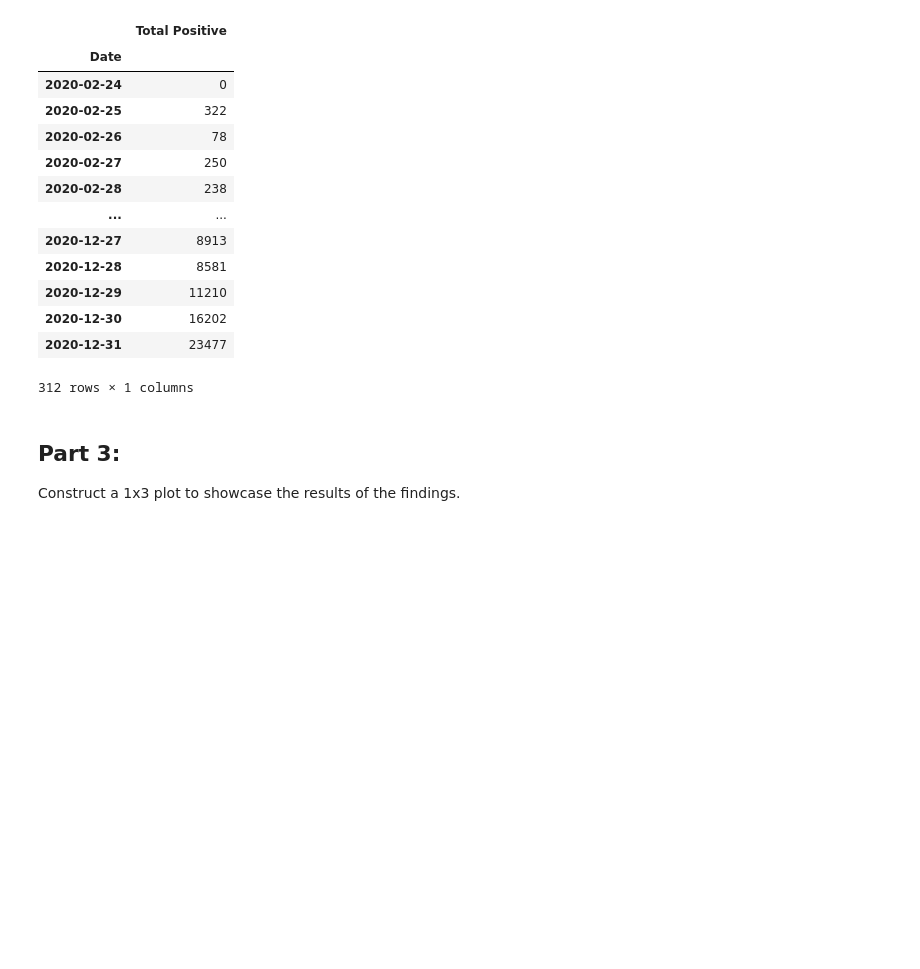
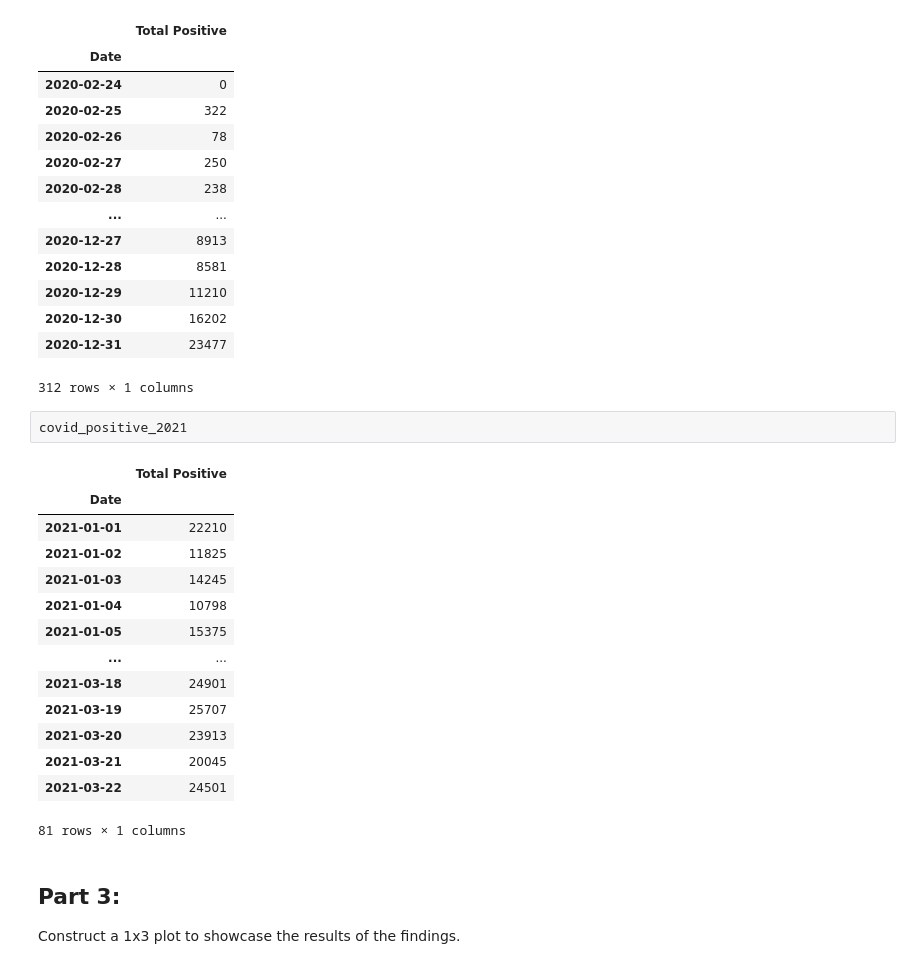
Before and after one commit to akmalsoliev/Italy-covid-visualization, a Jupyter notebook: Comparison of daily COVID cases 2002-2021 vs temperature in Italy.ipynb, the cells around one changed output. Saved outputs shown, nothing was run; the diff lists cells and outputs as text; blank space fills up the shorter version.

```diff
--- a/Comparison of daily COVID cases 2002-2021 vs temperature in Italy.ipynb
+++ b/Comparison of daily COVID cases 2002-2021 vs temperature in Italy.ipynb
@@ -92,6 +89,23 @@ covid_positive_2020
 | 2020-12-30 | 16202 |
 | 2020-12-31 | 23477 |
 312 rows × 1 columns
+# %%
+covid_positive_2021
+# %% [output]
+|  | Total Positive |
+| Date |  |
+| 2021-01-01 | 22210 |
+| 2021-01-02 | 11825 |
+| 2021-01-03 | 14245 |
+| 2021-01-04 | 10798 |
+| 2021-01-05 | 15375 |
+| ... | ... |
+| 2021-03-18 | 24901 |
+| 2021-03-19 | 25707 |
+| 2021-03-20 | 23913 |
+| 2021-03-21 | 20045 |
+| 2021-03-22 | 24501 |
+81 rows × 1 columns
 # %% [markdown]
 ## Part 3:
 
```
Also changed, not shown: parts of 4 cells of this notebook.
